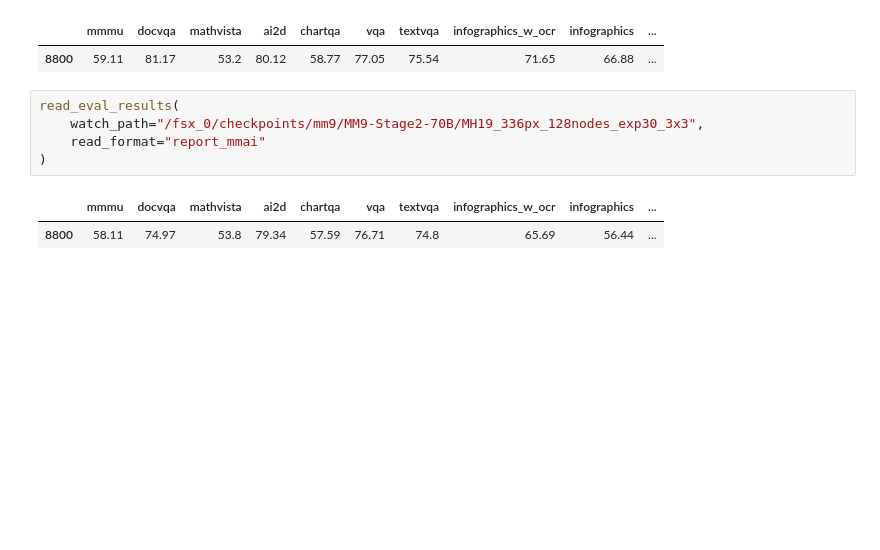
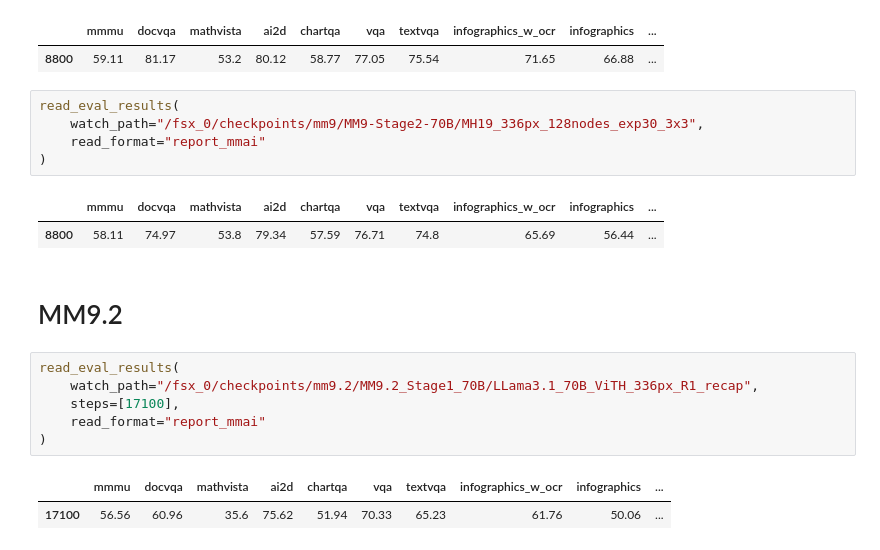
Before and after one commit to harrytranx/experiments, a Jupyter notebook: ablations/eval.ipynb, the cells around one changed output. Drawn from its saved outputs; the diff is of its cells as text; blank space fills up the shorter version.

```diff
--- a/ablations/eval.ipynb
+++ b/ablations/eval.ipynb
@@ -69,3 +69,14 @@ read_eval_results(
 # %% [output]
 |  | mmmu | docvqa | mathvista | ai2d | chartqa | vqa | textvqa | infographics_w_ocr | infographics | ... |
 | 8800 | 58.11 | 74.97 | 53.8 | 79.34 | 57.59 | 76.71 | 74.8 | 65.69 | 56.44 | ... |
+# %% [markdown]
+# MM9.2
+# %%
+read_eval_results(
+    watch_path="/fsx_0/checkpoints/mm9.2/MM9.2_Stage1_70B/LLama3.1_70B_ViTH_336px_R1_recap",
+    steps=[17100],
+    read_format="report_mmai"
+)
+# %% [output]
+|  | mmmu | docvqa | mathvista | ai2d | chartqa | vqa | textvqa | infographics_w_ocr | infographics | ... |
+| 17100 | 56.56 | 60.96 | 35.6 | 75.62 | 51.94 | 70.33 | 65.23 | 61.76 | 50.06 | ... |
```
Also changed, not shown: 15 other files.
